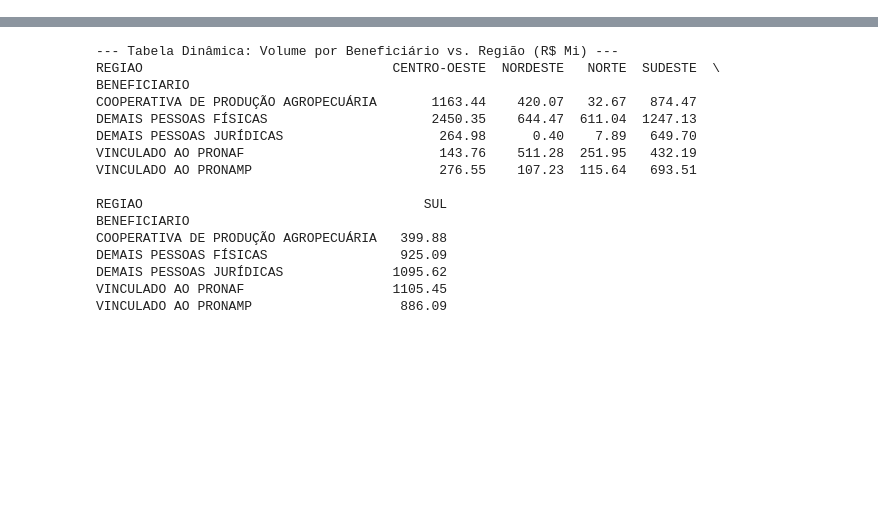
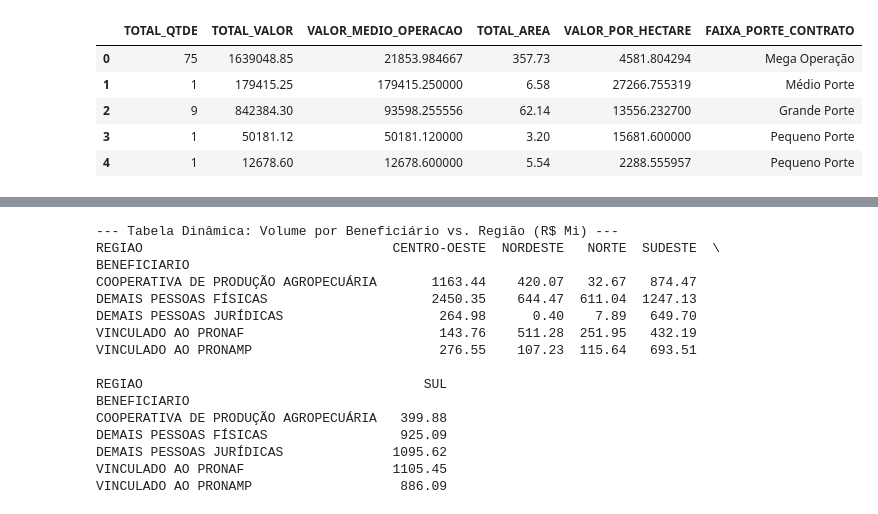
Before and after one commit to danielmassita/ADA1735-DS-PY-004-CarolCleissonDaniel, a Jupyter notebook: analise.ipynb, the cells around one changed output, grey strips where cells are left out. Saved outputs shown, nothing was run; the diff lists cells and outputs as text; code cells hidden in the pictures; blank space fills up the shorter version.

```diff
--- a/analise.ipynb
+++ b/analise.ipynb
@@ -90,27 +94,37 @@ df['GENERO_PADRONIZADO'] = df['GENERO'].map(mapa_genero).fillna('Outros')
 # %%
 # ==============================================================================
-# 3. ENGENHARIA DE ATRIBUTOS (3 COLUNAS DERIVADAS)
+# CÉLULA 3: CRIAÇÃO DE 3 COLUNAS DERIVADAS (TICKET MÉDIO, DENSIDADE E PORTE)
 # ==============================================================================
-# Coluna 1: Ticket Médio por Operação (Uso de np.where para evitar divisão por zero)
+# 1. Ticket Médio por Operação (np.where para tratamento de divisão por zero)
 df['VALOR_MEDIO_OPERACAO'] = np.where(
     df['TOTAL_QTDE'] > 0,
     df['TOTAL_VALOR'] / df['TOTAL_QTDE'],
     0.0
 )
 
-# Coluna 2: Densidade Financeira por Hectare (R$/ha)
+# 2. Densidade Financeira por Hectare (R$/ha)
 df['VALOR_POR_HECTARE'] = np.where(
     df['TOTAL_AREA'] > 0,
     df['TOTAL_VALOR'] / df['TOTAL_AREA'],
     np.nan
 )
 
-# Coluna 3: Classificação do Porte Financeiro por Quantil via pd.qcut
+# 3. Discretização do Porte Financeiro por Quantil (pd.qcut)
 df['FAIXA_PORTE_CONTRATO'] = pd.qcut(
     df['TOTAL_VALOR'],
     q=4,
     labels=['Pequeno Porte', 'Médio Porte', 'Grande Porte', 'Mega Operação']
 )
+
+# Retorno visual das novas variáveis geradas
+df[['TOTAL_QTDE', 'TOTAL_VALOR', 'VALOR_MEDIO_OPERACAO', 'TOTAL_AREA', 'VALOR_POR_HECTARE', 'FAIXA_PORTE_CONTRATO']].head(5)
+# %% [output]
+|  | TOTAL_QTDE | TOTAL_VALOR | VALOR_MEDIO_OPERACAO | TOTAL_AREA | VALOR_POR_HECTARE | FAIXA_PORTE_CONTRATO |
+| 0 | 75 | 1639048.85 | 21853.984667 | 357.73 | 4581.804294 | Mega Operação |
+| 1 | 1 | 179415.25 | 179415.250000 | 6.58 | 27266.755319 | Médio Porte |
+| 2 | 9 | 842384.30 | 93598.255556 | 62.14 | 13556.232700 | Grande Porte |
+| 3 | 1 | 50181.12 | 50181.120000 | 3.20 | 15681.600000 | Pequeno Porte |
+| 4 | 1 | 12678.60 | 12678.600000 | 5.54 | 2288.555957 | Pequeno Porte |
 # %%
 # ==============================================================================
 # 4. TRATAMENTO DE OUTLIERS COM NUMPY (Z-SCORE POR GRUPO REGIONAL)
```
Also changed, not shown: parts of 8 cells of this notebook, 1 other file.
